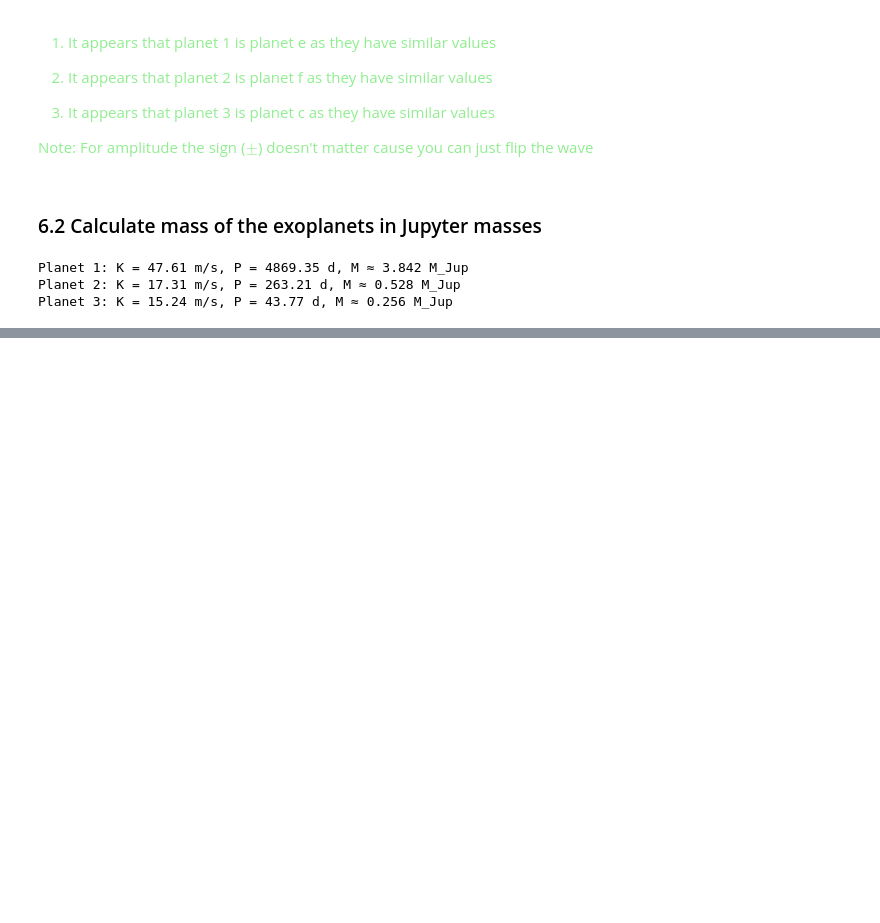
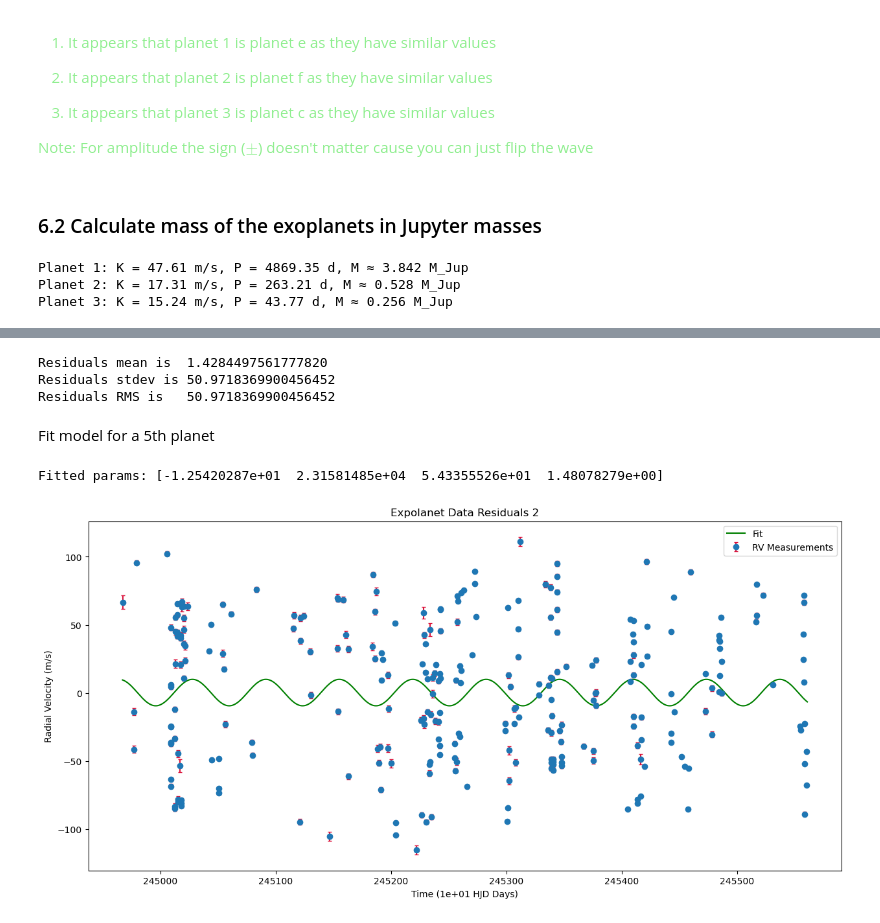
Before and after one commit to djlouie/ASTR-19-Group-Project, a Jupyter notebook: astr19-group-project.ipynb, the cells around one changed output, grey strips where cells are left out. Drawn from its saved outputs; the diff is of its cells as text; code cells hidden in the pictures; blank space fills up the shorter version.

```diff
--- a/astr19-group-project.ipynb
+++ b/astr19-group-project.ipynb
@@ -636,0 +705,42 @@ Planet 3: K = 15.24 m/s, P = 43.77 d, M ≈ 0.256 M_Jup
+# %%
+residuals_mean = np.mean(residuals4)
+residuals_std = np.std(residuals4)
+residuals_rms = np.sqrt(np.mean(residuals4**2))
+
+print(f"Residuals mean is  {residuals_mean:.16f}")
+print(f"Residuals stdev is {residuals_std:.16f}")
+print(f"Residuals RMS is   {residuals_std:.16f}")
+# %% [output]
+Residuals mean is  1.4284497561777820
+Residuals stdev is 50.9718369900456452
+Residuals RMS is   50.9718369900456452
+# %% [markdown]
+Fit model for a 5th planet
+# %%
+initial_guess = [71, 1, 60, 1]
+
+#curve fit
+params, params_cov = optimize.curve_fit(f_curve, scaled_hjd, residuals4, sigma = uncertainty, absolute_sigma=True,
+                                        p0=initial_guess,
+                                        )
+
+print(f"Fitted params: {params}")
+
+params5 = params
+
+x_fit = np.linspace(np.floor(min(scaled_hjd)), np.ceil(max(scaled_hjd)), 1000)
+y_fit = f_curve(x_fit, *params4)
+
+
+plt.figure(figsize=(15, 7))
+plt.errorbar(x=scaled_hjd, y=residuals4, yerr=uncertainty, fmt="o", ecolor='crimson', capsize=2, label="RV Measurements")
+plt.plot(x_fit, y_fit, 'g-', label='Fit')
+plt.title("Expolanet Data Residuals 2")
+plt.xlabel(f"Time ({scalar:.0e} HJD Days)")
+plt.ylabel("Radial Velocity (m/s)")
+
+plt.legend()
+plt.show()
+# %% [output]
+Fitted params: [-1.25420287e+01  2.31581485e+04  5.43355526e+01  1.48078279e+00]
+[figure, added]
```
Also changed, not shown: parts of 26 cells of this notebook, 3 other files.
